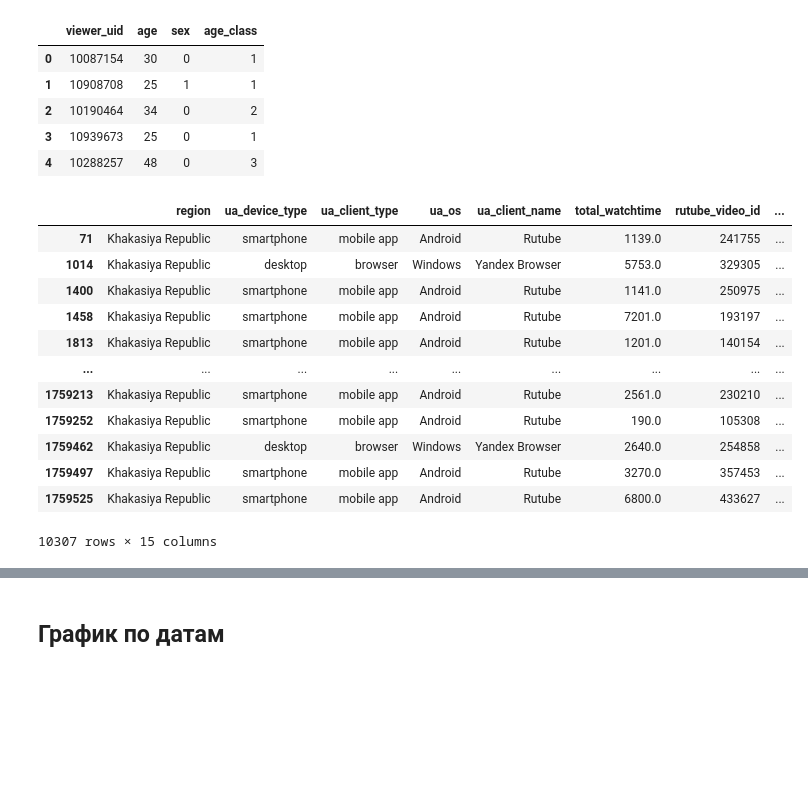
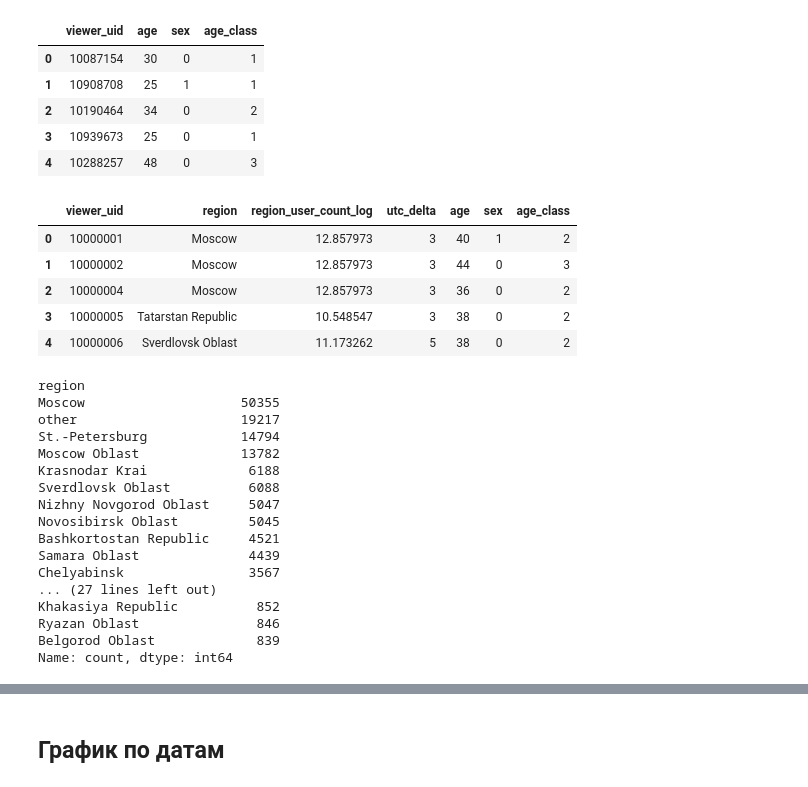
Before and after one commit to Paspasuy/SocDemPrediction, a Jupyter notebook: personal/paspasuy/baseline_socdem.ipynb, the cells around one changed output, grey strips where cells are left out. Saved outputs shown, nothing was run; the diff lists cells and outputs as text; code cells hidden in the pictures; blank space fills up the shorter version.

Commit message:
Add user features extractor

```diff
--- a/personal/paspasuy/baseline_socdem.ipynb
+++ b/personal/paspasuy/baseline_socdem.ipynb
@@ -51,21 +51,34 @@ features.head()
 # %%
 events, features = GeoFeatureExtractor().fit_transform(events, features)
 # %%
-events.where(lambda x: x['region']=='Khakasiya Republic').dropna()
+features.head()
 # %% [output]
-|  | region | ua_device_type | ua_client_type | ua_os | ua_client_name | total_watchtime | rutube_video_id | ... |
-| 71 | Khakasiya Republic | smartphone | mobile app | Android | Rutube | 1139.0 | 241755 | ... |
-| 1014 | Khakasiya Republic | desktop | browser | Windows | Yandex Browser | 5753.0 | 329305 | ... |
-| 1400 | Khakasiya Republic | smartphone | mobile app | Android | Rutube | 1141.0 | 250975 | ... |
-| 1458 | Khakasiya Republic | smartphone | mobile app | Android | Rutube | 7201.0 | 193197 | ... |
-| 1813 | Khakasiya Republic | smartphone | mobile app | Android | Rutube | 1201.0 | 140154 | ... |
-| ... | ... | ... | ... | ... | ... | ... | ... | ... |
-| 1759213 | Khakasiya Republic | smartphone | mobile app | Android | Rutube | 2561.0 | 230210 | ... |
-| 1759252 | Khakasiya Republic | smartphone | mobile app | Android | Rutube | 190.0 | 105308 | ... |
-| 1759462 | Khakasiya Republic | desktop | browser | Windows | Yandex Browser | 2640.0 | 254858 | ... |
-| 1759497 | Khakasiya Republic | smartphone | mobile app | Android | Rutube | 3270.0 | 357453 | ... |
-| 1759525 | Khakasiya Republic | smartphone | mobile app | Android | Rutube | 6800.0 | 433627 | ... |
+|  | viewer_uid | region | region_user_count_log | utc_delta | age | sex | age_class |
+| 0 | 10000001 | Moscow | 12.857973 | 3 | 40 | 1 | 2 |
+| 1 | 10000002 | Moscow | 12.857973 | 3 | 44 | 0 | 3 |
+| 2 | 10000004 | Moscow | 12.857973 | 3 | 36 | 0 | 2 |
+| 3 | 10000005 | Tatarstan Republic | 10.548547 | 3 | 38 | 0 | 2 |
+| 4 | 10000006 | Sverdlovsk Oblast | 11.173262 | 5 | 38 | 0 | 2 |
-10307 rows × 15 columns
+# %%
+features['region'].value_counts()
+# %% [output]
+region
+Moscow                    50355
+other                     19217
+St.-Petersburg            14794
+Moscow Oblast             13782
+Krasnodar Krai             6188
+Sverdlovsk Oblast          6088
+Nizhny Novgorod Oblast     5047
+Novosibirsk Oblast         5045
+Bashkortostan Republic     4521
+Samara Oblast              4439
+Chelyabinsk                3567
+... (27 lines left out)
+Khakasiya Republic          852
+Ryazan Oblast               846
+Belgorod Oblast             839
+Name: count, dtype: int64
 # %%
 features.head(n=100)
 # %% [output]
```
Also changed, not shown: parts of 3 cells of this notebook, 3 other files.
